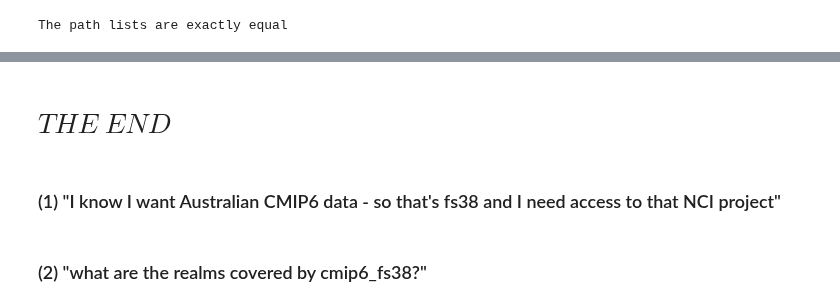
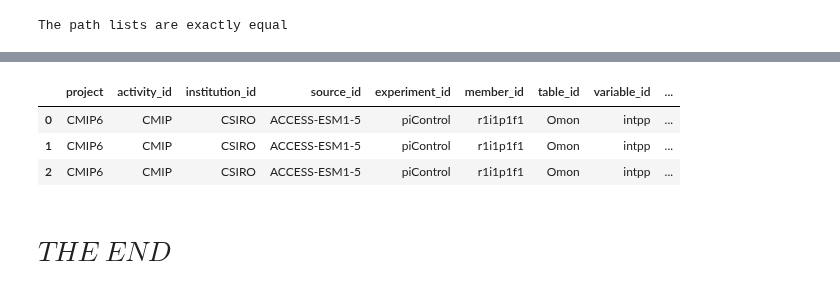
Before and after one commit to Thomas-Moore-Creative/ACDtools, a Jupyter notebook: notebooks/file_type_issue_n2.ipynb, the cells around one changed output, grey strips where cells are left out. Cells and saved outputs as stored; diff of their text form; code cells hidden in the pictures.

```diff
--- a/notebooks/file_type_issue_n2.ipynb
+++ b/notebooks/file_type_issue_n2.ipynb
@@ -417,0 +456,3 @@ The path lists are exactly equal
+# %%
+clex_esgf_cat = intake.cat.nci['esgf']
+list(clex_esgf_cat)
@@ -417,0 +488,2 @@ The path lists are exactly equal
+# %%
+clex_cmip6_cat = clex_esgf_cat['cmip6']
@@ -418,4 +499,14 @@ The path lists are exactly equal
+# %%
+search_dict = {'experiment_id': ['piControl'],
+      'source_id': 'ACCESS-ESM1-5',
+      'variable_id': ['intpp']}
+search = clex_cmip6_cat.search(**search_dict)
+# %%
+search.df.head()
+# %% [output]
+|  | project | activity_id | institution_id | source_id | experiment_id | member_id | table_id | variable_id | ... |
+| 0 | CMIP6 | CMIP | CSIRO | ACCESS-ESM1-5 | piControl | r1i1p1f1 | Omon | intpp | ... |
+| 1 | CMIP6 | CMIP | CSIRO | ACCESS-ESM1-5 | piControl | r1i1p1f1 | Omon | intpp | ... |
+| 2 | CMIP6 | CMIP | CSIRO | ACCESS-ESM1-5 | piControl | r1i1p1f1 | Omon | intpp | ... |
 # %% [markdown]
 # $THE$ $END$
-# %% [markdown]
-### (1) "I know I want Australian CMIP6 data - so that's fs38 and I need access to that NCI project"
@@ -424,2 +512,0 @@ cmip6_fs38_datastore = catalog.search(name='cmip6_fs38').to_source()
-# %% [markdown]
-### (2) "what are the realms covered by cmip6_fs38?"
```
Also changed, not shown: parts of 56 cells of this notebook, 1 other file.
